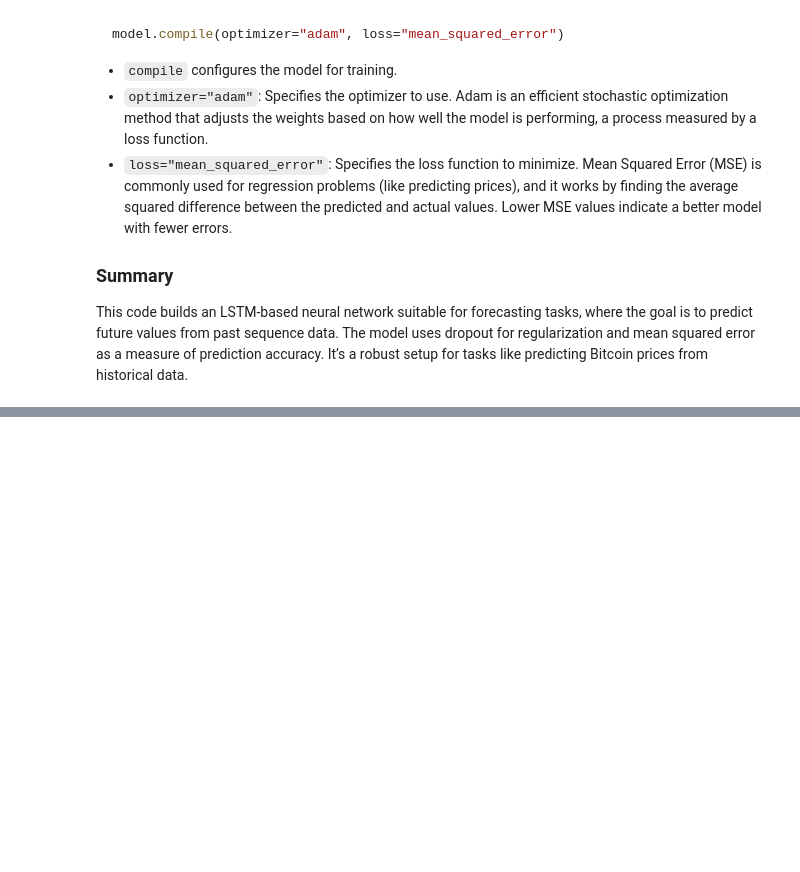
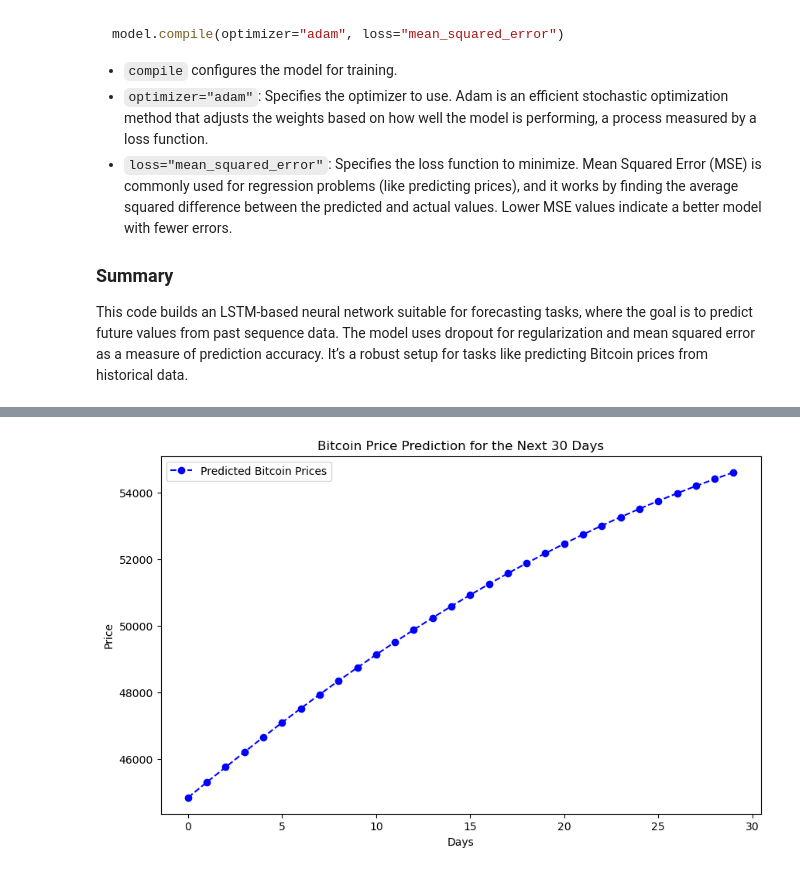
Before and after one commit to ZPrimeX/bitcoin_prediction, a Jupyter notebook: notebook2.ipynb, the cells around one changed output, grey strips where cells are left out. Cells and saved outputs as stored; diff of their text form; code cells hidden in the pictures; blank space fills up the shorter version.

```diff
--- a/notebook2.ipynb
+++ b/notebook2.ipynb
@@ -192,0 +214,20 @@ plt.show()
+# %%
+# Assume `last_60_days` is a numpy array containing the last 60 days of scaled 'Close' prices
+last_60_days = data["Close"].values[-look_back:]
+current_batch = last_60_days.reshape((1, look_back, 1))
+
+# List to hold the predictions
+predicted_prices = []
+
+for i in range(30):  # For each of the next 30 days
+    # Get the prediction (note it's in the scaled format)
+    predicted_price = model.predict(current_batch)[0]
+
+    # Append to predictions
+    predicted_prices.append(predicted_price)
+
+    # Use the prediction to update the batch and remove the first value
+    current_batch = np.append(current_batch[:, 1:, :], [[predicted_price]], axis=1)
+
+# Rescale the predicted values back to the original price scale
+predicted_prices = scaler.inverse_transform(predicted_prices)
@@ -192,0 +252,17 @@ plt.show()
+# %%
+# Plotting the predicted prices
+plt.figure(figsize=(10, 6))
+plt.plot(
+    predicted_prices,
+    color="blue",
+    marker="o",
+    linestyle="dashed",
+    label="Predicted Bitcoin Prices",
+)
+plt.title("Bitcoin Price Prediction for the Next 30 Days")
+plt.xlabel("Days")
+plt.ylabel("Price")
+plt.legend()
+plt.show()
+# %% [output]
+[figure, added]
```
Also changed, not shown: parts of 5 cells of this notebook, 3 other files.
